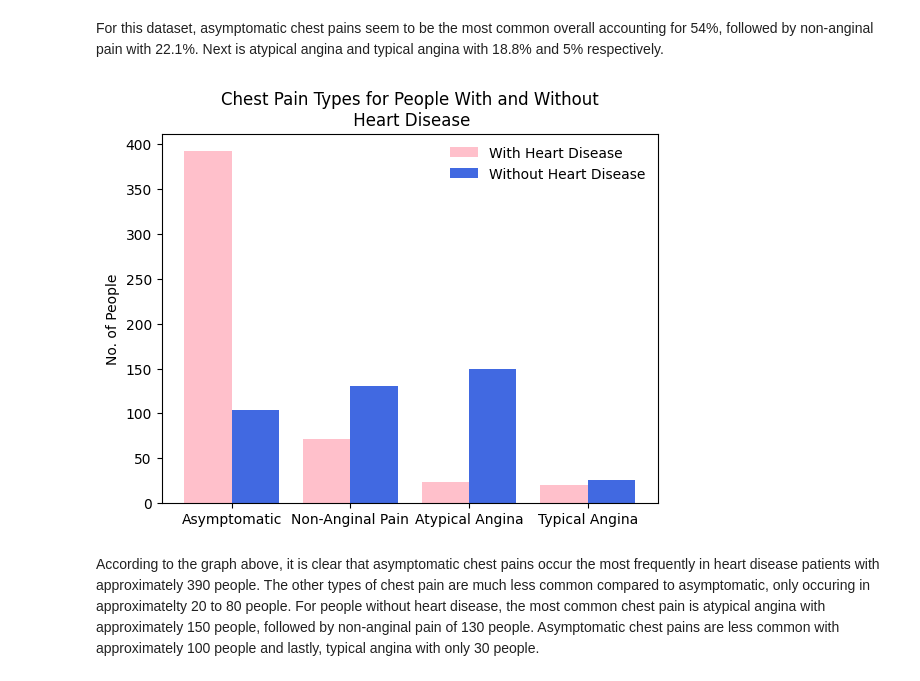
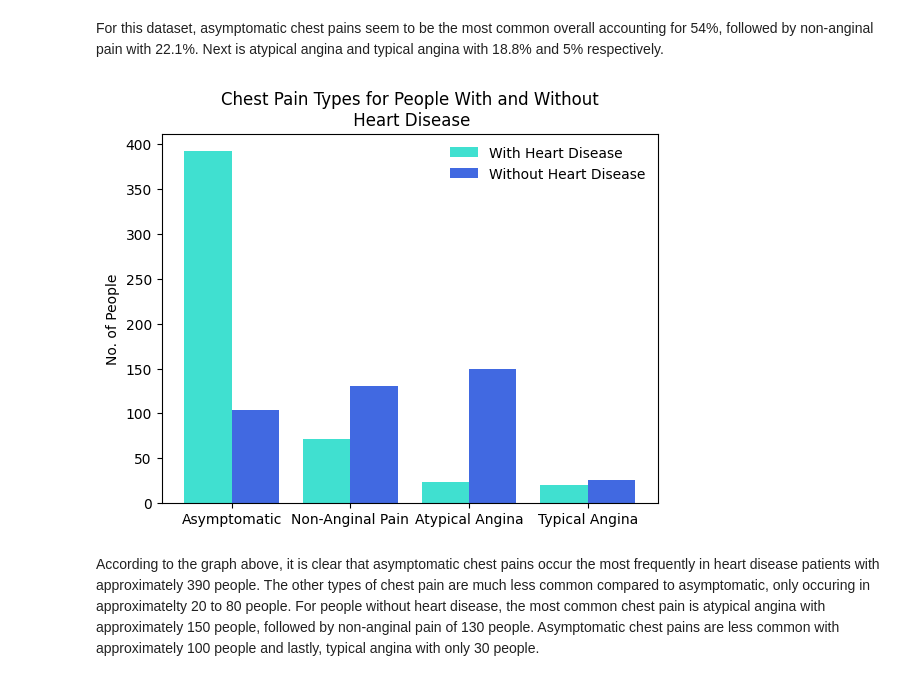
Before and after one commit to LouisThong15/Data-Analysis-Projects, a Jupyter notebook: Heart Failure Prediction Analysis/Data Visualisation of Heart Failure Prediction.ipynb, the cells around one changed output. Cells and saved outputs as stored; diff of their text form; code cells hidden in the pictures.

```diff
--- a/Heart Failure Prediction Analysis/Data Visualisation of Heart Failure Prediction.ipynb
+++ b/Heart Failure Prediction Analysis/Data Visualisation of Heart Failure Prediction.ipynb
@@ -227,17 +227,17 @@ for pain in chest_pain.Chest_Pain:
 # %%
 # Plotting bar chart
 pain_type_label = ['Asymptomatic', 'Non-Anginal Pain', 'Atypical Angina', 'Typical Angina']
 x_axis = np.arange(len(pain_type_label))
 
-plt.bar(x_axis - 0.2, chest_pain_with_disease, width = 0.4, color = 'pink')
+plt.bar(x_axis - 0.2, chest_pain_with_disease, width = 0.4, color = 'turquoise')
 plt.bar(x_axis + 0.2, chest_pain_without_disease, width = 0.4, color = 'royalblue')
 plt.xticks(x_axis, pain_type_label)
 plt.legend(['With Heart Disease', 'Without Heart Disease'] ,frameon = False, loc = ('upper right'))
 plt.ylabel('No. of People')
 plt.title('Chest Pain Types for People With and Without\n Heart Disease')
 plt.show()
 # %% [output]
-[figure, old version]
+[figure, new version]
 # %% [markdown]
 According to the graph above, it is clear that asymptomatic chest pains occur the most frequently in heart disease patients with approximately 390 people. The other types of chest pain are much less common compared to asymptomatic, only occuring in approximatelty 20 to 80 people. For people without heart disease, the most common chest pain is atypical angina with approximately 150 people, followed by non-anginal pain of 130 people. Asymptomatic chest pains are less common with approximately 100 people and lastly, typical angina with only 30 people.
 # %% [markdown]
```
Also changed, not shown: parts of 2 cells of this notebook.
